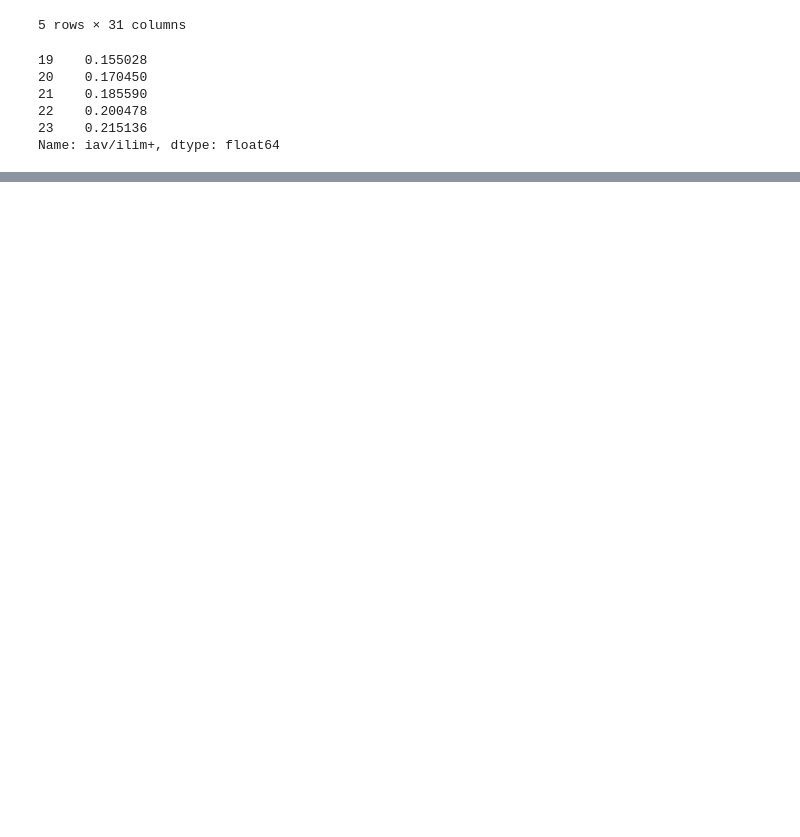
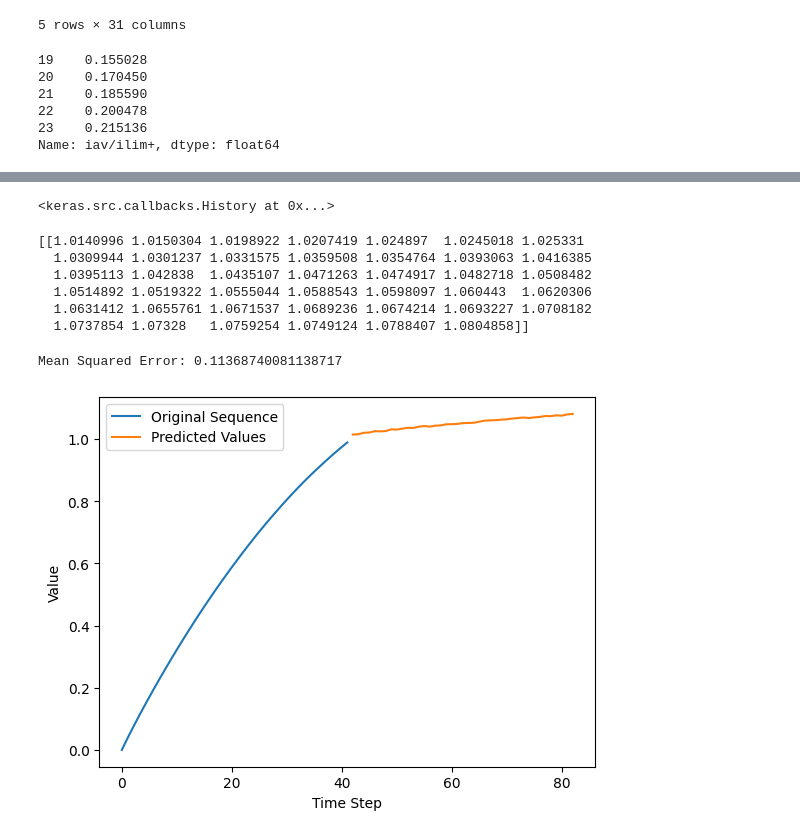
Before and after one commit to DiKachura/machine_learning, a Jupyter notebook: вах_тестовый_вариант.ipynb, the cells around one changed output, grey strips where cells are left out. Cells and saved outputs as stored; diff of their text form; code cells hidden in the pictures; blank space fills up the shorter version.

```diff
--- a/вах_тестовый_вариант.ipynb
+++ b/вах_тестовый_вариант.ipynb
@@ -217,0 +239,7 @@ print("Предсказанные точки:", predicted_data)
+# %%
+# define input sequence
+raw_seq = pd.read_excel('/content/первая_выборка.xlsx')['iav/ilim+']
+# choose a number of time steps
+n_steps_in, n_steps_out = 42, 41
+# split into samples
+X, y = split_sequence(raw_seq, n_steps_in, n_steps_out)
@@ -217,0 +272,4 @@ print("Предсказанные точки:", predicted_data)
+# %%
+# reshape from [samples, timesteps] into [samples, timesteps, features]
+n_features = 1
+X = X.reshape((X.shape[0], X.shape[1], n_features))
@@ -217,0 +296,54 @@ print("Предсказанные точки:", predicted_data)
+# %%
+from keras.layers import Dropout
+from keras.regularizers import l2
+
+# Определение модели
+model = Sequential()
+model.add(LSTM(100, activation='relu', return_sequences=True, input_shape=(n_steps_in, n_features)))
+model.add(Dropout(0.5))  # Увеличение коэффициента dropout
+model.add(LSTM(100, activation='relu', kernel_regularizer=l2(0.01)))  # Добавление L2-регуляризации
+model.add(Dropout(0.5))  # Увеличение коэффициента dropout
+model.add(Dense(n_steps_out))
+model.compile(optimizer='adam', loss='mse')
+# %%
+# fit model
+model.fit(X, y, epochs=100, verbose=0)
+# %% [output]
+<keras.src.callbacks.History at 0x...>
+# %%
+# demonstrate prediction
+x_input = array(pd.read_excel('/content/тестовая_выборка.xlsx')['iav/ilim+'])
+x_input = x_input.reshape((1, n_steps_in, n_features))
+yhat = model.predict(x_input, verbose=0)
+print(yhat)
+# %% [output]
+[[1.0140996 1.0150304 1.0198922 1.0207419 1.024897  1.0245018 1.025331
+  1.0309944 1.0301237 1.0331575 1.0359508 1.0354764 1.0393063 1.0416385
+  1.0395113 1.042838  1.0435107 1.0471263 1.0474917 1.0482718 1.0508482
+  1.0514892 1.0519322 1.0555044 1.0588543 1.0598097 1.060443  1.0620306
+  1.0631412 1.0655761 1.0671537 1.0689236 1.0674214 1.0693227 1.0708182
+  1.0737854 1.07328   1.0759254 1.0749124 1.0788407 1.0804858]]
+# %%
+# calculate error
+mse = ((y[0] - yhat[0])**2).mean()
+print("Mean Squared Error:", mse)
+# %% [output]
+Mean Squared Error: 0.11368740081138717
+# %%
+import matplotlib.pyplot as plt
+
+# demonstrate prediction
+x_input = array(pd.read_excel('/content/тестовая_выборка.xlsx')['iav/ilim+'])
+x_input = x_input.reshape((1, n_steps_in, n_features))
+yhat = model.predict(x_input, verbose=0)
+
+new_data = pd.read_excel('/content/тестовая_выборка.xlsx')['iav/ilim+']
+# Plot the original sequence and the predicted values
+plt.plot(new_data, label='Original Sequence')
+plt.plot(range(n_steps_in, n_steps_in + n_steps_out), yhat[0], label='Predicted Values')
+plt.xlabel('Time Step')
+plt.ylabel('Value')
+plt.legend()
+plt.show()
+# %% [output]
+[figure, added]
```
Also changed, not shown: parts of 11 cells of this notebook.
